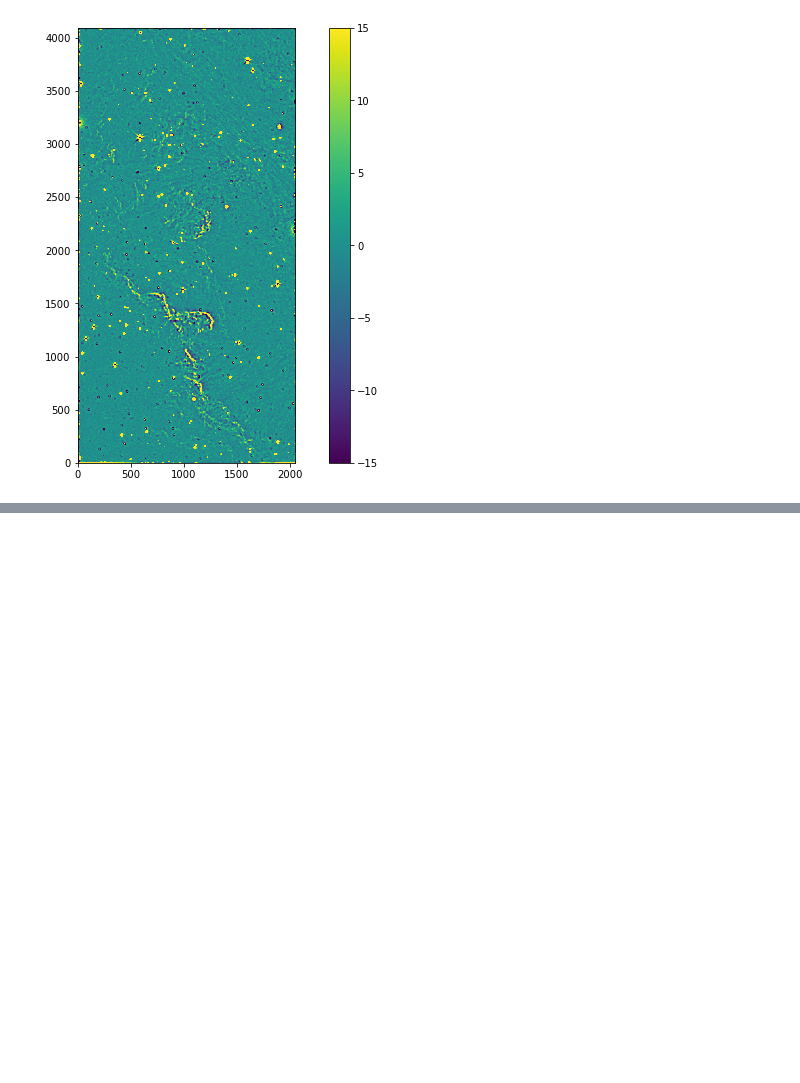
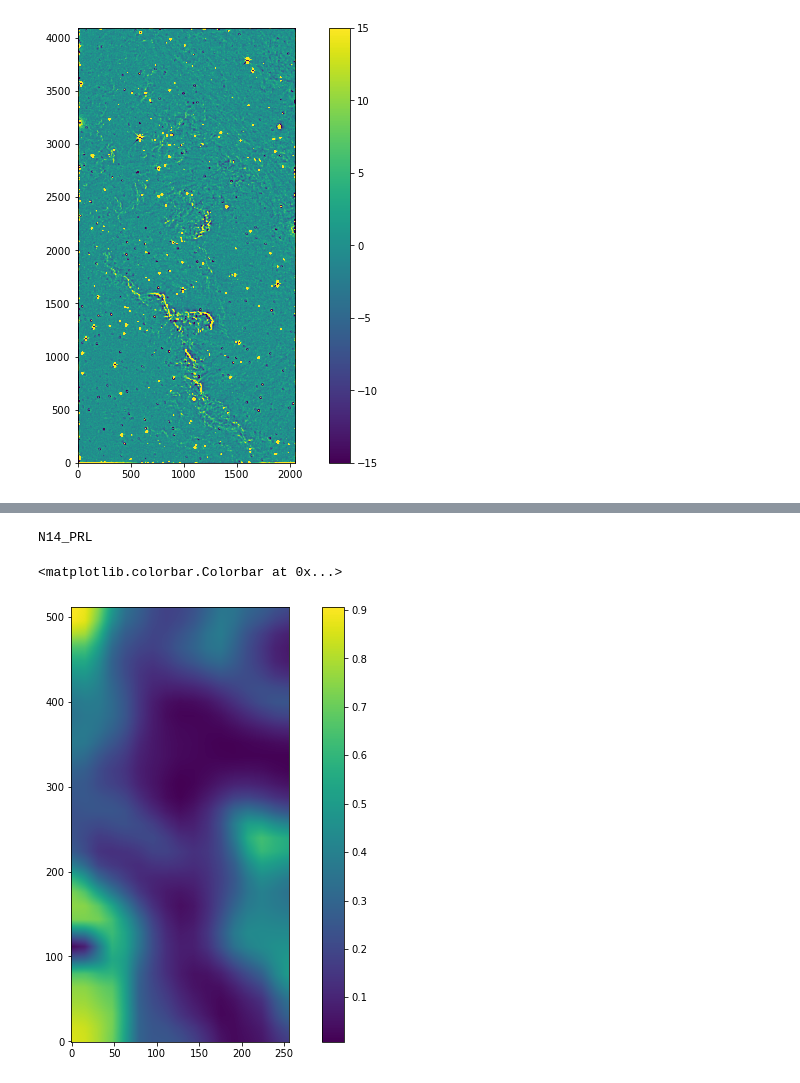
Before and after one commit to megan-the-astronomer/structured_backgrounds, a Jupyter notebook: understanding mod data format.ipynb, the cells around one changed output, grey strips where cells are left out. Saved outputs shown, nothing was run; the diff lists cells and outputs as text; code cells hidden in the pictures; blank space fills up the shorter version.

```diff
--- a/understanding mod data format.ipynb
+++ b/understanding mod data format.ipynb
@@ -136,0 +147,10 @@ N14_MSK
+# %%
+print(mod_dat[306].header['EXTNAME'])
+
+plt.figure(figsize=(12,8))
+plt.imshow(mod_dat[306].data, origin='lower')#, vmin=200, vmax=650)
+plt.colorbar()
+# %% [output]
+N14_PRL
+<matplotlib.colorbar.Colorbar at 0x...>
+[figure, added]
```
Also changed, not shown: parts of 17 cells of this notebook.
